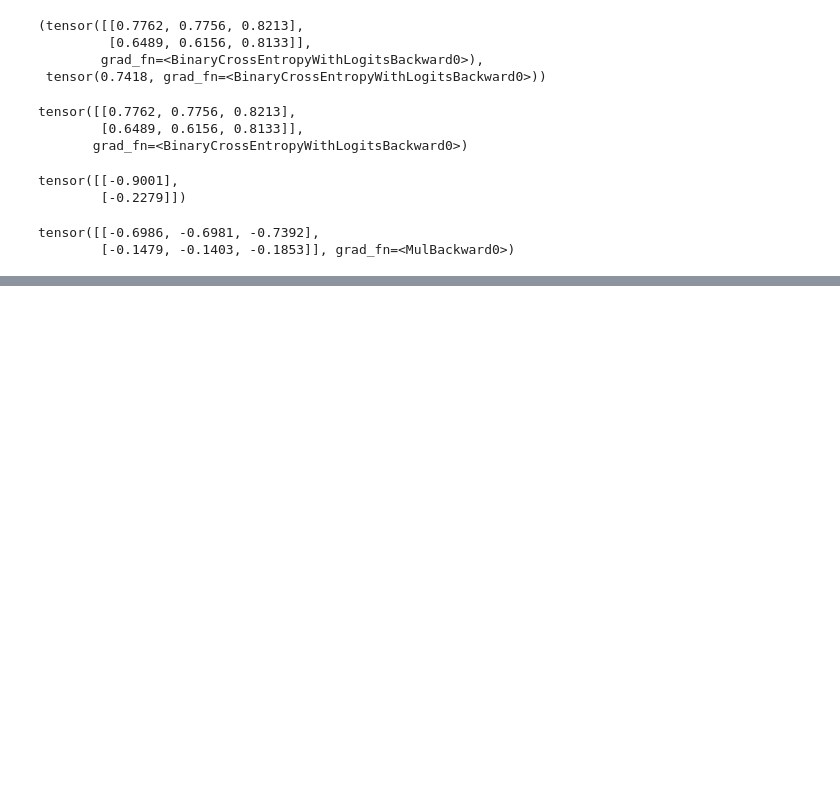
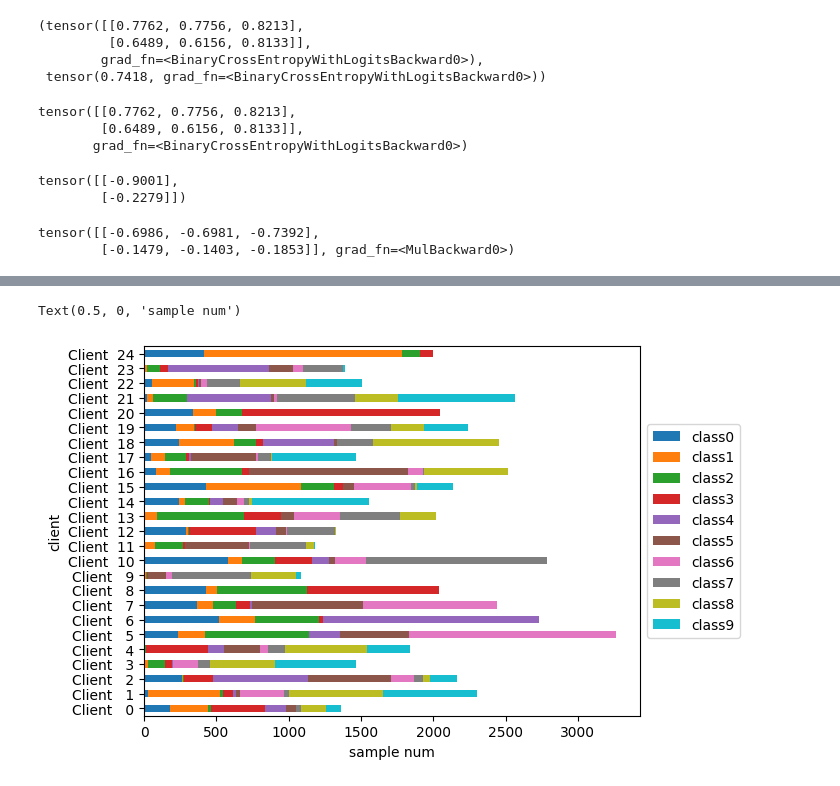
Before and after one commit to FavorWen/fedrl, a Jupyter notebook: rl/temp.ipynb, the cells around one changed output, grey strips where cells are left out. Drawn from its saved outputs; the diff is of its cells as text; code cells hidden in the pictures; blank space fills up the shorter version.

```diff
--- a/rl/temp.ipynb
+++ b/rl/temp.ipynb
@@ -340,0 +355,38 @@ stride = 1
+# %%
+from fedlab.utils.dataset.partition import MNISTPartitioner
+
+num_classes = 10
+num_clients = 25
+seed = 2021
+
+
+noniid_labeldir_part = MNISTPartitioner(trainset.targets,
+                                        num_clients=num_clients,
+                                        partition="noniid-labeldir",
+                                        dir_alpha=0.5,
+                                        seed=seed)
+# %%
+col_names = [f"class{i}" for i in range(num_classes)]
+
+hist_color = '#4169E1'
+plt.rcParams['figure.facecolor'] = 'white'
+
+# generate partition report
+csv_file = "tpm.csv"
+partition_report(trainset.targets, noniid_labeldir_part.client_dict,
+                 class_num=num_classes,
+                 verbose=False, file=csv_file)
+
+noniid_labeldir_part_df = pd.read_csv(csv_file,header=1)
+noniid_labeldir_part_df = noniid_labeldir_part_df.set_index('client')
+for col in col_names:
+    noniid_labeldir_part_df[col] = (noniid_labeldir_part_df[col] * noniid_labeldir_part_df['Amount']).astype(int)
+
+# select first 10 clients for bar plot
+noniid_labeldir_part_df[col_names].plot.barh(stacked=True)
+# plt.tight_layout()
+plt.legend(loc='center left', bbox_to_anchor=(1, 0.5))
+plt.xlabel('sample num')
+# %% [output]
+Text(0.5, 0, 'sample num')
+[figure, added]
```
Also changed, not shown: parts of 14 cells of this notebook, 47 other files.
